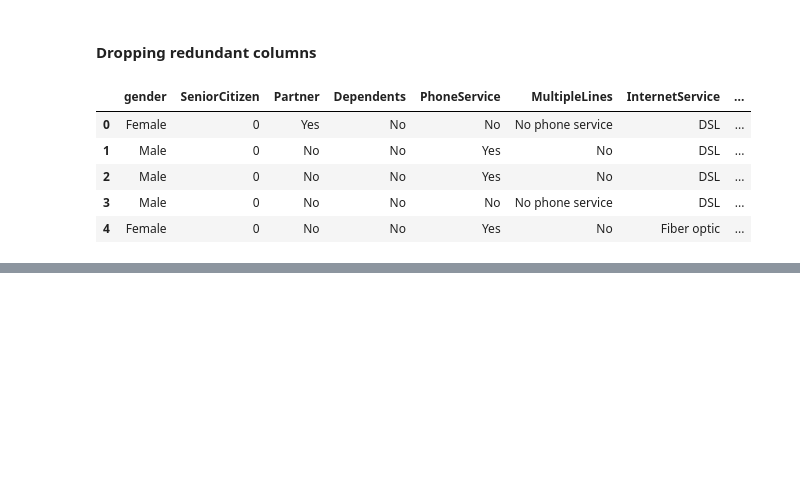
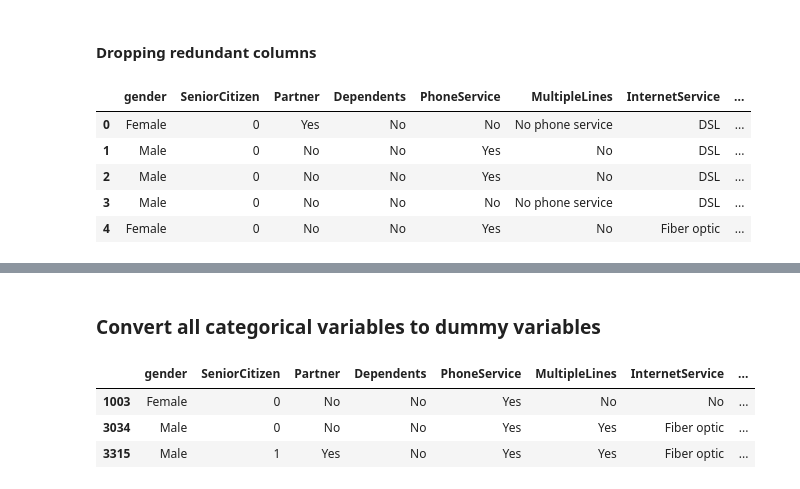
Before and after one commit to corpsedust/NareshIT, a Jupyter notebook: Self-practice/Churn_Project/EDA.ipynb, the cells around one changed output, grey strips where cells are left out. Saved outputs shown, nothing was run; the diff lists cells and outputs as text; code cells hidden in the pictures; blank space fills up the shorter version.

```diff
--- a/Self-practice/Churn_Project/EDA.ipynb
+++ b/Self-practice/Churn_Project/EDA.ipynb
@@ -287,0 +324,11 @@ df.head()
+# %% [markdown]
+### Convert all categorical variables to dummy variables
+# %%
+from sklearn.preprocessing import LabelEncoder
+le = LabelEncoder()
+df.sample(3)
+# %% [output]
+|  | gender | SeniorCitizen | Partner | Dependents | PhoneService | MultipleLines | InternetService | ... |
+| 1003 | Female | 0 | No | No | Yes | No | No | ... |
+| 3034 | Male | 0 | No | No | Yes | Yes | Fiber optic | ... |
+| 3315 | Male | 1 | Yes | No | Yes | Yes | Fiber optic | ... |
```
Also changed, not shown: parts of 5 cells of this notebook, 1 other file.
